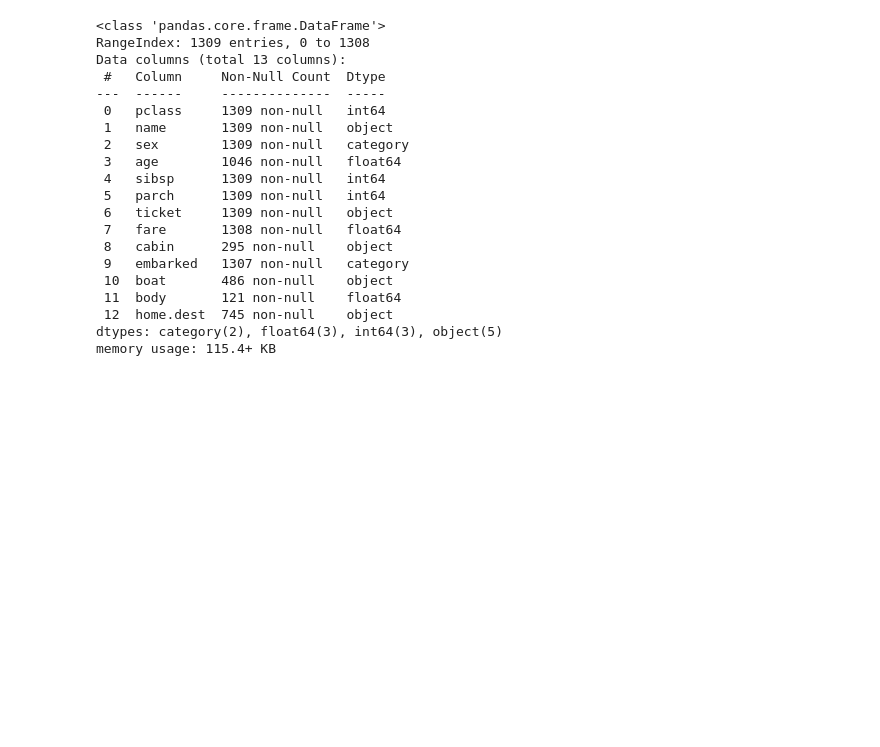
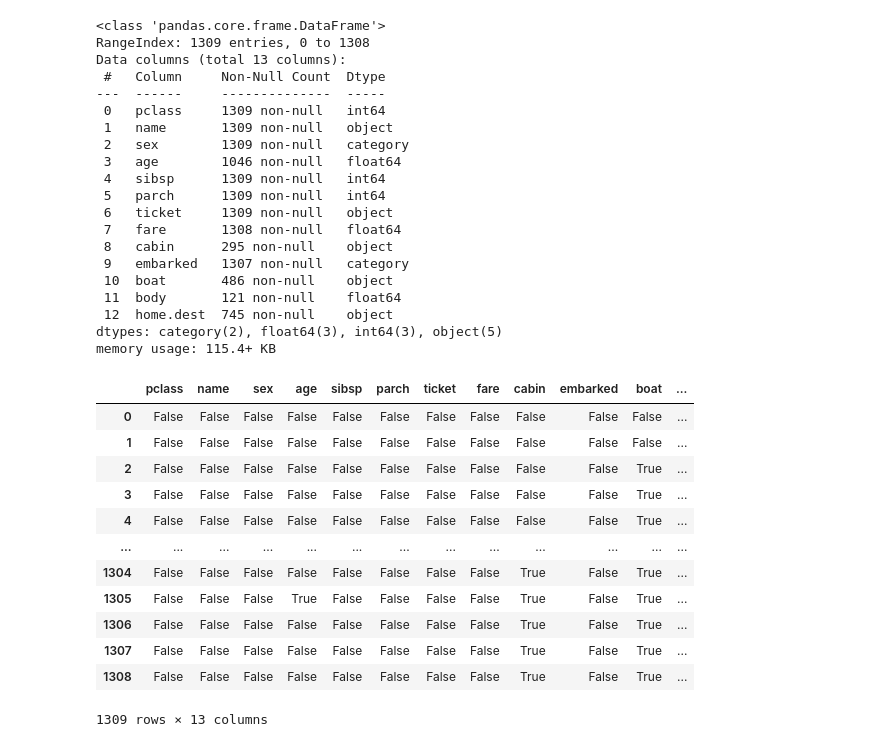
Before and after one commit to hrishavraj89/sci-kit_learn, a Jupyter notebook: scikit_learn.ipynb, the cells around one changed output. Cells and saved outputs as stored; diff of their text form; code cells hidden in the pictures; blank space fills up the shorter version.

Commit message:
finding null values

```diff
--- a/scikit_learn.ipynb
+++ b/scikit_learn.ipynb
@@ -173,3 +173,20 @@ Data columns (total 13 columns):
  12  home.dest  745 non-null    object
 dtypes: category(2), float64(3), int64(3), object(5)
 memory usage: 115.4+ KB
+# %%
+#finding missing value
+df.isnull()
+# %% [output]
+|  | pclass | name | sex | age | sibsp | parch | ticket | fare | cabin | embarked | boat | ... |
+| 0 | False | False | False | False | False | False | False | False | False | False | False | ... |
+| 1 | False | False | False | False | False | False | False | False | False | False | False | ... |
+| 2 | False | False | False | False | False | False | False | False | False | False | True | ... |
+| 3 | False | False | False | False | False | False | False | False | False | False | True | ... |
+| 4 | False | False | False | False | False | False | False | False | False | False | True | ... |
+| ... | ... | ... | ... | ... | ... | ... | ... | ... | ... | ... | ... | ... |
+| 1304 | False | False | False | False | False | False | False | False | True | False | True | ... |
+| 1305 | False | False | False | True | False | False | False | False | True | False | True | ... |
+| 1306 | False | False | False | False | False | False | False | False | True | False | True | ... |
+| 1307 | False | False | False | False | False | False | False | False | True | False | True | ... |
+| 1308 | False | False | False | False | False | False | False | False | True | False | True | ... |
+1309 rows × 13 columns
```
Also changed, not shown: parts of 1 cell of this notebook.
